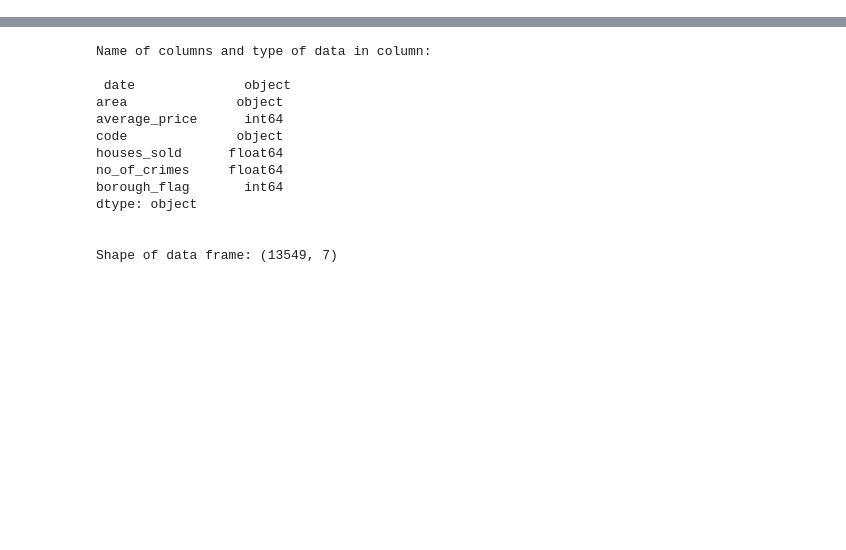
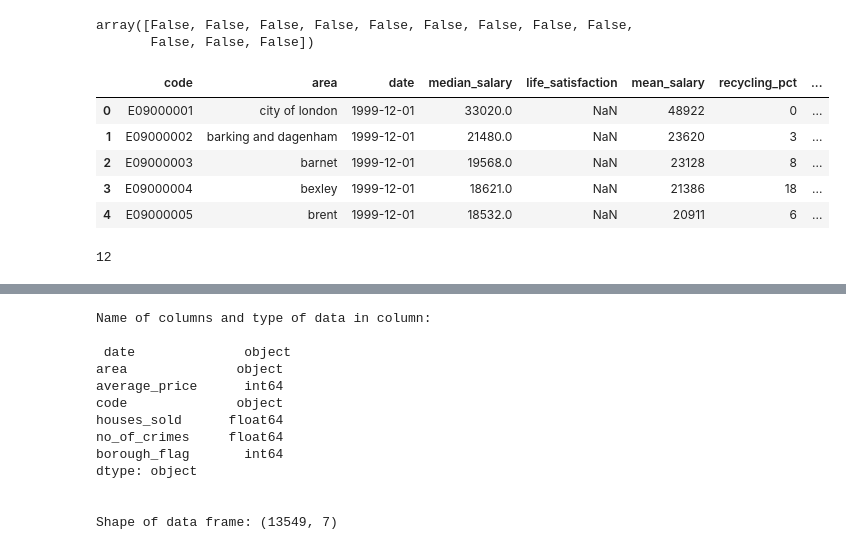
Before and after one commit to benjaminbrown038/Data-Science-Techniques, a Jupyter notebook: Pandas_london_housing_Ben.ipynb, the cells around one changed output, grey strips where cells are left out. Cells and saved outputs as stored; diff of their text form; code cells hidden in the pictures; blank space fills up the shorter version.

```diff
--- a/Pandas_london_housing_Ben.ipynb
+++ b/Pandas_london_housing_Ben.ipynb
@@ -5,0 +65,18 @@ df_yearly = pd.read_csv('housing_in_london_yearly_variables.csv')
+# %%
+df_yearly.isnull()
+# %% [output]
+array([False, False, False, False, False, False, False, False, False,
+       False, False, False])
+# %%
+df_yearly.head()
+# %% [output]
+|  | code | area | date | median_salary | life_satisfaction | mean_salary | recycling_pct | ... |
+| 0 | E09000001 | city of london | 1999-12-01 | 33020.0 | NaN | 48922 | 0 | ... |
+| 1 | E09000002 | barking and dagenham | 1999-12-01 | 21480.0 | NaN | 23620 | 3 | ... |
+| 2 | E09000003 | barnet | 1999-12-01 | 19568.0 | NaN | 23128 | 8 | ... |
+| 3 | E09000004 | bexley | 1999-12-01 | 18621.0 | NaN | 21386 | 18 | ... |
+| 4 | E09000005 | brent | 1999-12-01 | 18532.0 | NaN | 20911 | 6 | ... |
+# %%
+len(df_yearly.columns)
+# %% [output]
+12
```
Also changed, not shown: parts of 11 cells of this notebook, 3 other files.
